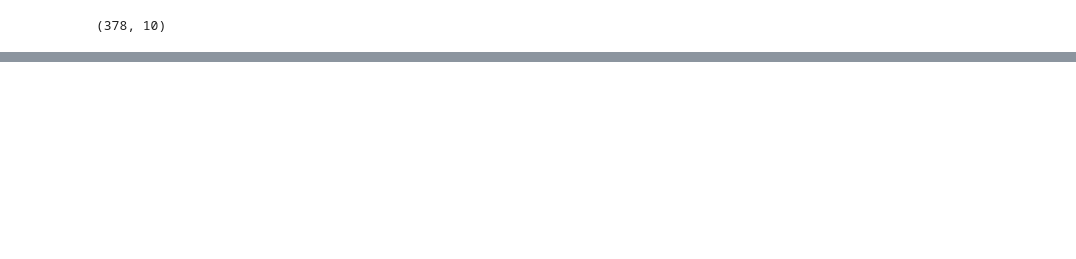
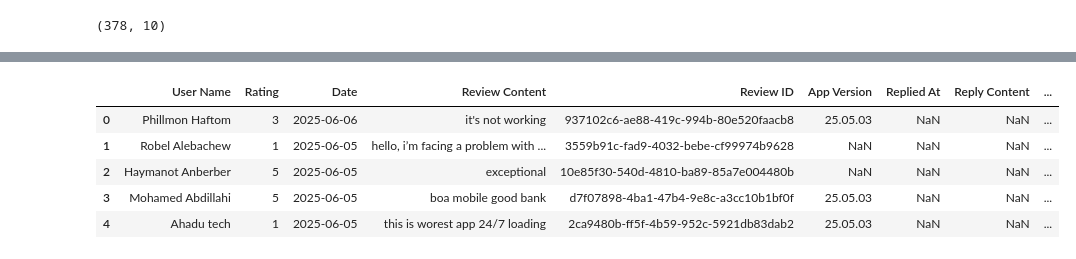
Before and after one commit to Samrizee/Banking_Application_Experience_Analysis, a Jupyter notebook: notebooks/Data_Cleaning.ipynb, the cells around one changed output, grey strips where cells are left out. Saved outputs shown, nothing was run; the diff lists cells and outputs as text; code cells hidden in the pictures; blank space fills up the shorter version.

```diff
--- a/notebooks/Data_Cleaning.ipynb
+++ b/notebooks/Data_Cleaning.ipynb
@@ -276,0 +316,9 @@ cleaned_DASHEN.shape
+# %%
+cleaned_BOA.head()
+# %% [output]
+|  | User Name | Rating | Date | Review Content | Review ID | App Version | Replied At | Reply Content | ... |
+| 0 | Phillmon Haftom | 3 | 2025-06-06 | it's not working | 937102c6-ae88-419c-994b-80e520faacb8 | 25.05.03 | NaN | NaN | ... |
+| 1 | Robel Alebachew | 1 | 2025-06-05 | hello, i’m facing a problem with ... | 3559b91c-fad9-4032-bebe-cf99974b9628 | NaN | NaN | NaN | ... |
+| 2 | Haymanot Anberber | 5 | 2025-06-05 | exceptional | 10e85f30-540d-4810-ba89-85a7e004480b | NaN | NaN | NaN | ... |
+| 3 | Mohamed Abdillahi | 5 | 2025-06-05 | boa mobile good bank | d7f07898-4ba1-47b4-9e8c-a3cc10b1bf0f | 25.05.03 | NaN | NaN | ... |
+| 4 | Ahadu tech | 1 | 2025-06-05 | this is worest app 24/7 loading | 2ca9480b-ff5f-4b59-952c-5921db83dab2 | 25.05.03 | NaN | NaN | ... |
```
Also changed, not shown: parts of 18 cells of this notebook.
